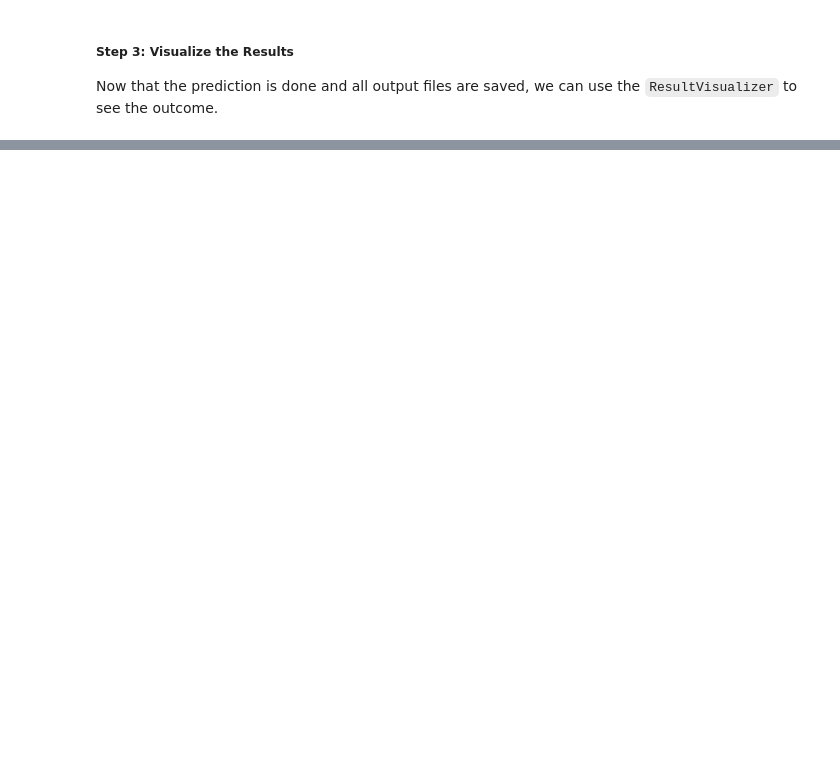
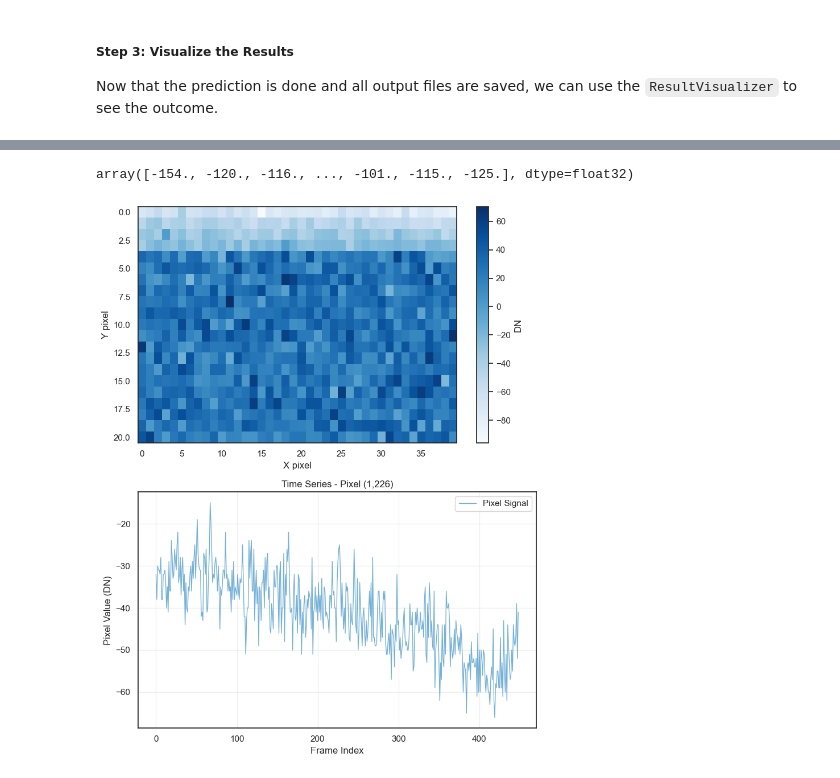
Before and after one commit to bellalongo/ohana, a Jupyter notebook: docs/tutorial.ipynb, the cells around one changed output, grey strips where cells are left out. Cells and saved outputs as stored; diff of their text form; code cells hidden in the pictures; blank space fills up the shorter version.

```diff
--- a/docs/tutorial.ipynb
+++ b/docs/tutorial.ipynb
@@ -133,0 +149,3 @@ visualizer.plot_full_mask_overlay()
+# %%
+diff_data_cube = np.load(PROCESSED_DATA_PATH)
+diff_data_cube.shape
@@ -133,0 +154,76 @@ visualizer.plot_full_mask_overlay()
+# %%
+diff_data_cube[0][0]
+# %% [output]
+array([-154., -120., -116., ..., -101., -115., -125.], dtype=float32)
+# %%
+y, x = 1, 226
+# %%
+sns.set_theme(style="white", palette="Blues")
+palette = sns.color_palette('Blues', 6)
+
+# Create figure with 2 subplots arranged vertically
+fig, (ax1, ax2) = plt.subplots(2, 1, figsize=(8, 10))
+sns.set_theme(style="white", palette="Blues")
+
+# Extract region around event for spatial plot
+radius = 20
+y_start = max(0, y - radius)
+y_end = min(diff_data_cube.shape[1], y + radius)
+x_start = max(0, x - radius)
+x_end = min(diff_data_cube.shape[2], x + radius)
+
+# Use frame where event first appears
+frame_idx = 400
+region = diff_data_cube[frame_idx, y_start:y_end, x_start:x_end]
+
+# Plot 1: Spatial image of the telegraph noise region
+im = ax1.imshow(region, cmap='Blues', aspect='auto')
+ax1.set_xlabel('X pixel')
+ax1.set_ylabel('Y pixel')
+
+cbar = plt.colorbar(im, ax=ax1, label='DN')
+
+# Plot 2: Time series of the telegraph noise pixel
+# if 'time_series' in event:
+#     time_series = event['time_series']
+#     frames = np.arange(len(time_series))
+
+# Plot the time series
+time_series = diff_data_cube[:, y, x]
+frames = np.arange(len(diff_data_cube))
+
+ax2.plot(frames, time_series, linewidth=1, alpha=0.8, label='Pixel Signal', c = palette[3])
+
+# # Add horizontal lines for high and low states if available
+# if 'high_state_value' in event:
+#     ax2.axhline(y=event['high_state_value'],
+#             linestyle='--', linewidth=2, alpha=0.7,
+#             label=f"High: {event['high_state_value']:.1f} DN")
+# if 'low_state_value' in event:
+#     ax2.axhline(y=event['low_state_value'],
+#             linestyle='--', linewidth=2, alpha=0.7,
+#             label=f"Low: {event['low_state_value']:.1f} DN")
+
+ax2.set_xlabel('Frame Index')
+ax2.set_ylabel('Pixel Value (DN)')
+ax2.set_title(f'Time Series - Pixel ({y},{x})')
+ax2.grid(True, alpha=0.3)
+ax2.legend()
+
+# else:
+#     # If no time series data, extract it from diff_data_cube
+#     pixel_time_series = diff_data_cube[:, y, x]
+#     frames = np.arange(len(pixel_time_series))
+
+#     ax2.plot(frames, pixel_time_series, 'b-', linewidth=1, alpha=0.8)
+#     ax2.set_xlabel('Frame Index')
+#     ax2.set_ylabel('Pixel Value (DN)')
+#     ax2.set_title(f'Time Series - Pixel ({y},{x})')
+#     ax2.grid(True, alpha=0.3)
+
+
+
+plt.tight_layout()
+plt.show()
+# %% [output]
+[figure, added]
```
Also changed, not shown: parts of 7 cells of this notebook, 27 other files.
